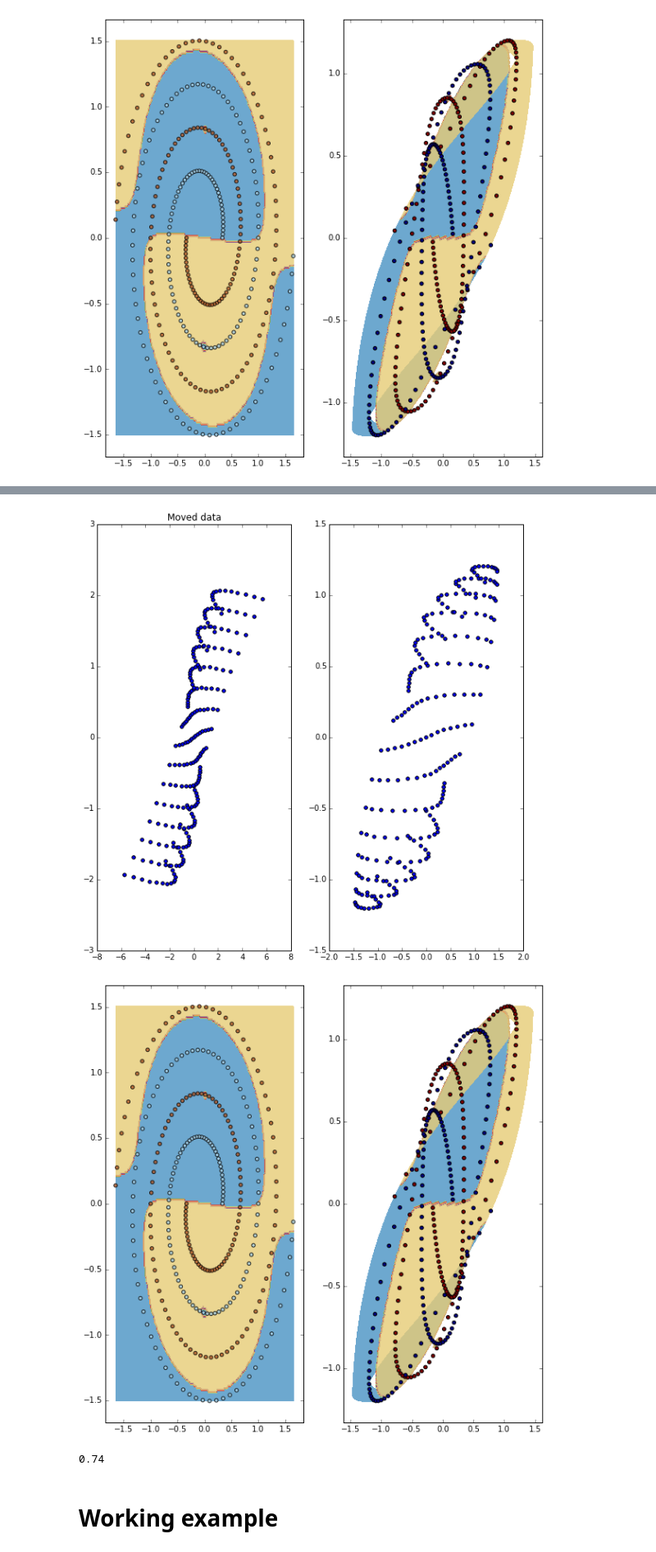
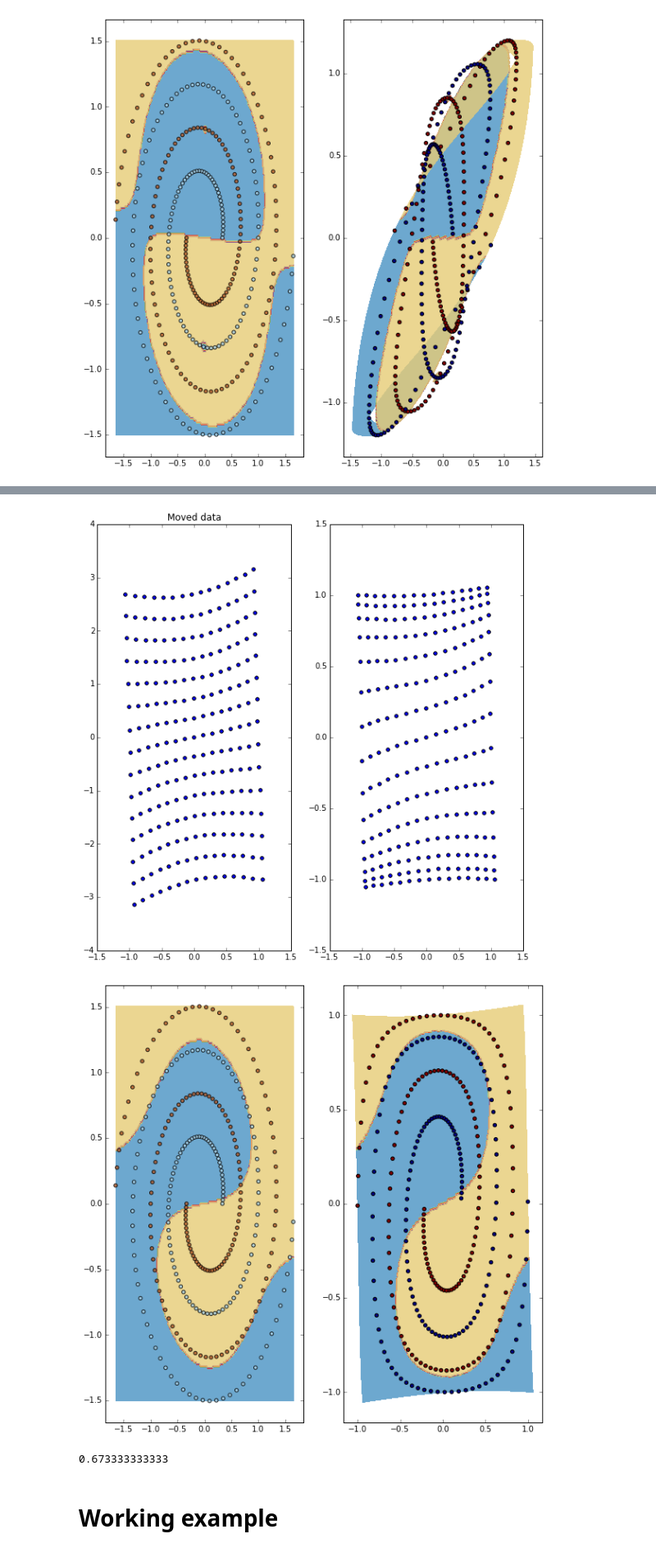
Before and after one commit to kudkudak/r2-learner, a Jupyter notebook: notebooks/sketchbook_staszek.ipynb, the cells around one changed output, grey strips where cells are left out. Shown at 82% size. Cells and saved outputs as stored; diff of their text form; code cells hidden in the pictures.

```diff
--- a/notebooks/sketchbook_staszek.ipynb
+++ b/notebooks/sketchbook_staszek.ipynb
@@ -398,7 +408,7 @@ X_spiral, Y_spiral = np.loadtxt("../data/two_spirals.x", skiprows=1), np.loadtxt
 X, Y = X_moon, Y_moon
 X, Y = X_spiral, Y_spiral
 zeros_size=0
-rep = repeat = 20
+rep = repeat = 5
 
 if zeros_size:
     X = np.hstack([X, np.zeros(shape=(X.shape[0],zeros_size))])
@@ -464,6 +474,6 @@ print sklearn.metrics.accuracy_score(Y, model.predict(X))
-[figure, old version]
+[figure, new version]
-[figure, old version]
+[figure, new version]
-0.74
+0.673333333333
 # %% [markdown]
 # Working example
 # %%
```
Also changed, not shown: parts of 3 cells of this notebook, 23 other files.
